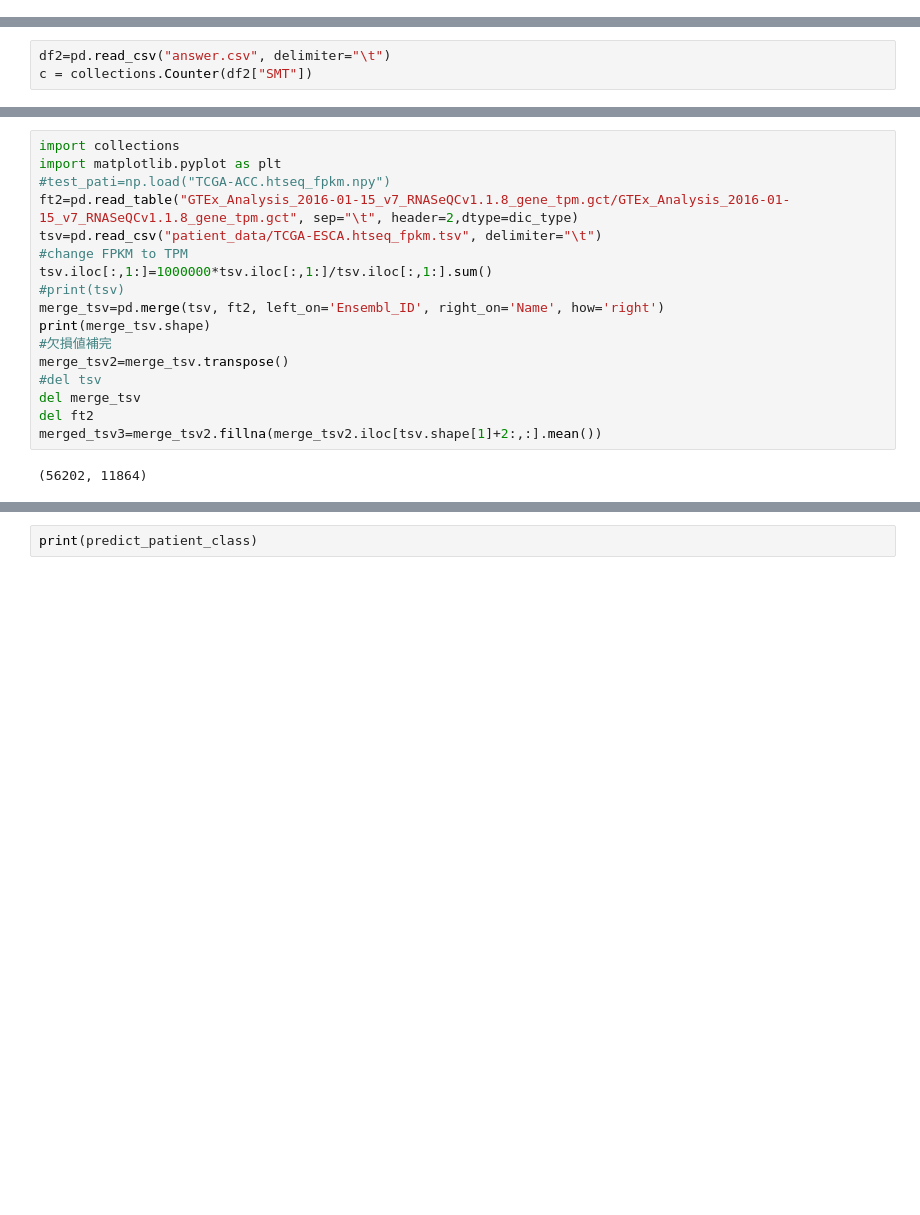
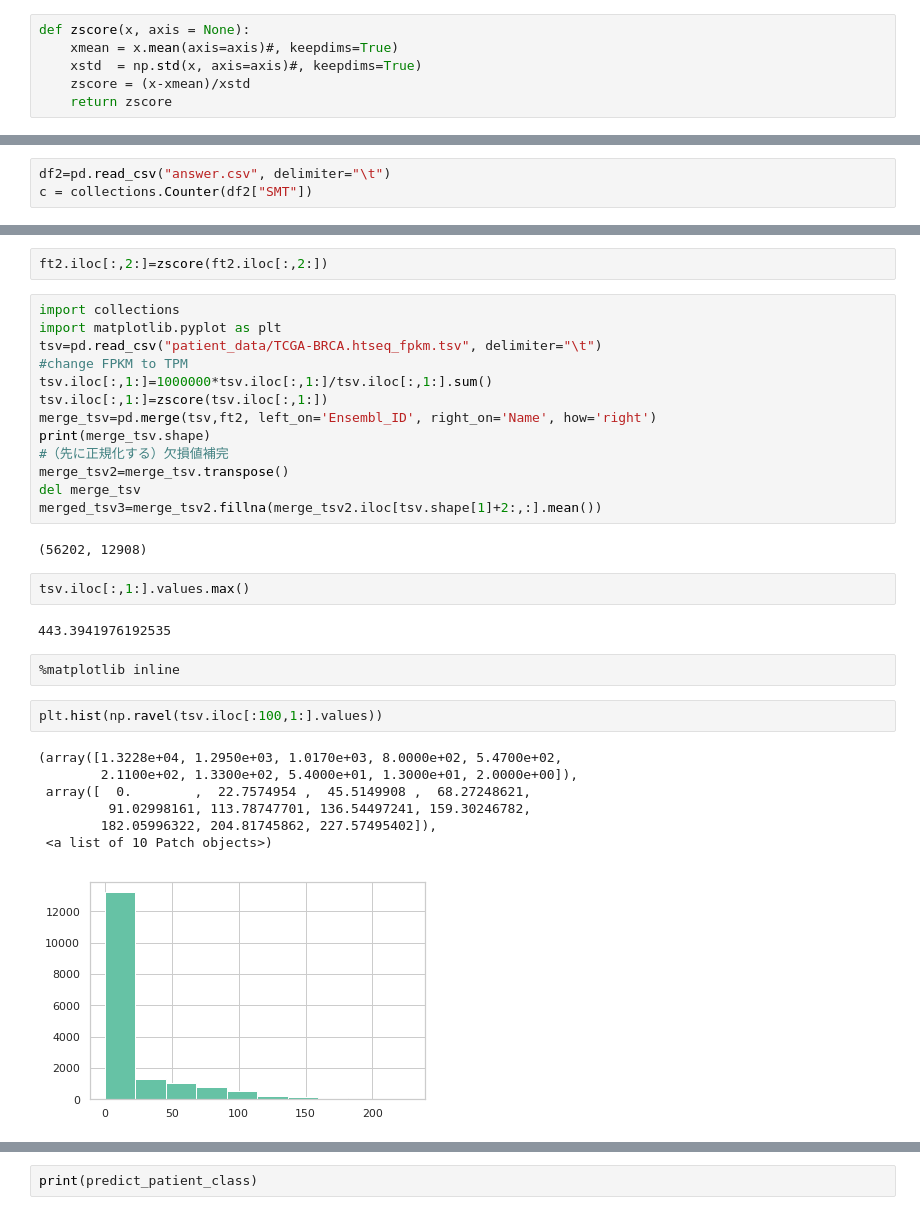
Before and after one commit to KyokoM/tsunodalab, a Jupyter notebook: patient_model_apply.ipynb, the cells around one changed output, grey strips where cells are left out. Drawn from its saved outputs; the diff is of its cells as text; blank space fills up the shorter version.

```diff
--- a/patient_model_apply.ipynb
+++ b/patient_model_apply.ipynb
@@ -56,0 +63,6 @@ df4=np.load("test.npy")
+# %%
+def zscore(x, axis = None):
+    xmean = x.mean(axis=axis)#, keepdims=True)
+    xstd  = np.std(x, axis=axis)#, keepdims=True)
+    zscore = (x-xmean)/xstd
+    return zscore
@@ -132,19 +178,33 @@ c = collections.Counter(df2["SMT"])
+# %%
+ft2.iloc[:,2:]=zscore(ft2.iloc[:,2:])
 # %%
 import collections
 import matplotlib.pyplot as plt
-#test_pati=np.load("TCGA-ACC.htseq_fpkm.npy")
-ft2=pd.read_table("GTEx_Analysis_2016-01-15_v7_RNASeQCv1.1.8_gene_tpm.gct/GTEx_Analysis_2016-01-15_v7_RNASeQCv1.1.8_gene_tpm.gct", sep="\t", header=2,dtype=dic_type)
-tsv=pd.read_csv("patient_data/TCGA-ESCA.htseq_fpkm.tsv", delimiter="\t")
+tsv=pd.read_csv("patient_data/TCGA-BRCA.htseq_fpkm.tsv", delimiter="\t")
 #change FPKM to TPM
 tsv.iloc[:,1:]=1000000*tsv.iloc[:,1:]/tsv.iloc[:,1:].sum()
-#print(tsv)
-merge_tsv=pd.merge(tsv, ft2, left_on='Ensembl_ID', right_on='Name', how='right')
+tsv.iloc[:,1:]=zscore(tsv.iloc[:,1:])
+merge_tsv=pd.merge(tsv,ft2, left_on='Ensembl_ID', right_on='Name', how='right')
 print(merge_tsv.shape)
-#欠損値補完
+#（先に正規化する）欠損値補完
 merge_tsv2=merge_tsv.transpose()
-#del tsv
 del merge_tsv
-del ft2
 merged_tsv3=merge_tsv2.fillna(merge_tsv2.iloc[tsv.shape[1]+2:,:].mean())
 # %% [output]
-(56202, 11864)
+(56202, 12908)
+# %%
+tsv.iloc[:,1:].values.max()
+# %% [output]
+443.3941976192535
+# %%
+%matplotlib inline
+# %%
+plt.hist(np.ravel(tsv.iloc[:100,1:].values))
+# %% [output]
+(array([1.3228e+04, 1.2950e+03, 1.0170e+03, 8.0000e+02, 5.4700e+02,
+        2.1100e+02, 1.3300e+02, 5.4000e+01, 1.3000e+01, 2.0000e+00]),
+ array([  0.        ,  22.7574954 ,  45.5149908 ,  68.27248621,
+         91.02998161, 113.78747701, 136.54497241, 159.30246782,
+        182.05996322, 204.81745862, 227.57495402]),
+ <a list of 10 Patch objects>)
+[figure, added]
```
Also changed, not shown: parts of 21 cells of this notebook.
